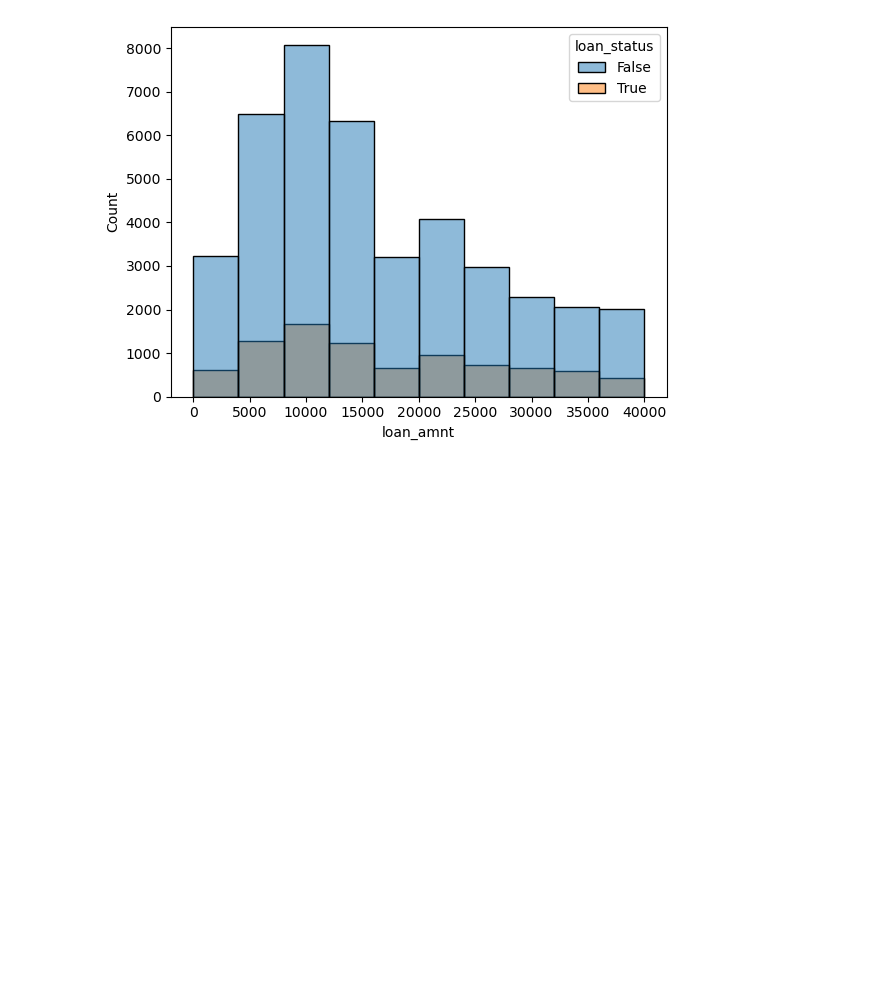
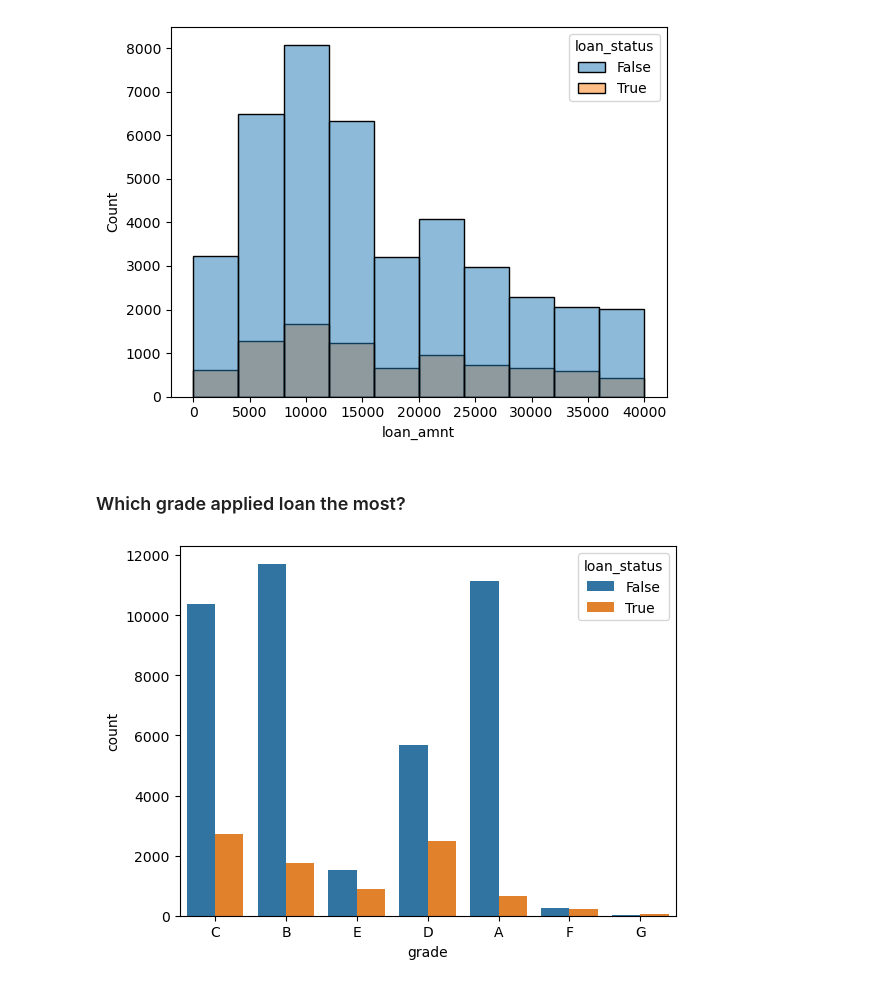
Before and after one commit to vengleab/sunrise-data-science-2024, a Jupyter notebook: data-science-project-demo/bank-loan-data-analysis.ipynb, the cells around one changed output. Drawn from its saved outputs; the diff is of its cells as text; code cells hidden in the pictures; blank space fills up the shorter version.

Commit message:
10 cleanse data

```diff
--- a/data-science-project-demo/bank-loan-data-analysis.ipynb
+++ b/data-science-project-demo/bank-loan-data-analysis.ipynb
@@ -256,3 +256,12 @@ sns.histplot(data, x= data["loan_amnt"], hue='loan_status', bins=10)
 plt.show()
 # %% [output]
 [figure]
+# %% [markdown]
+### Which grade applied loan the most?
+# %%
+data["grade"] = data["sub_grade"].str[0]
+# %%
+sns.countplot(data, x="grade", hue="loan_status")
+plt.show()
+# %% [output]
+[figure, added]
```
Also changed, not shown: parts of 12 cells of this notebook.
